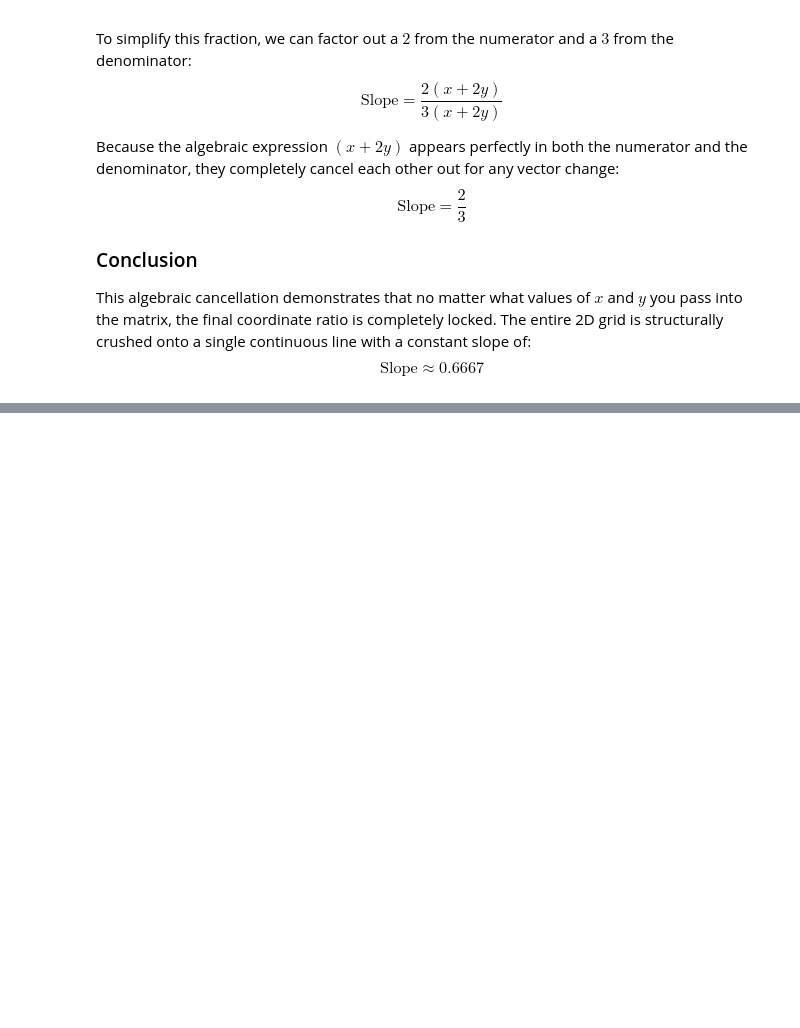
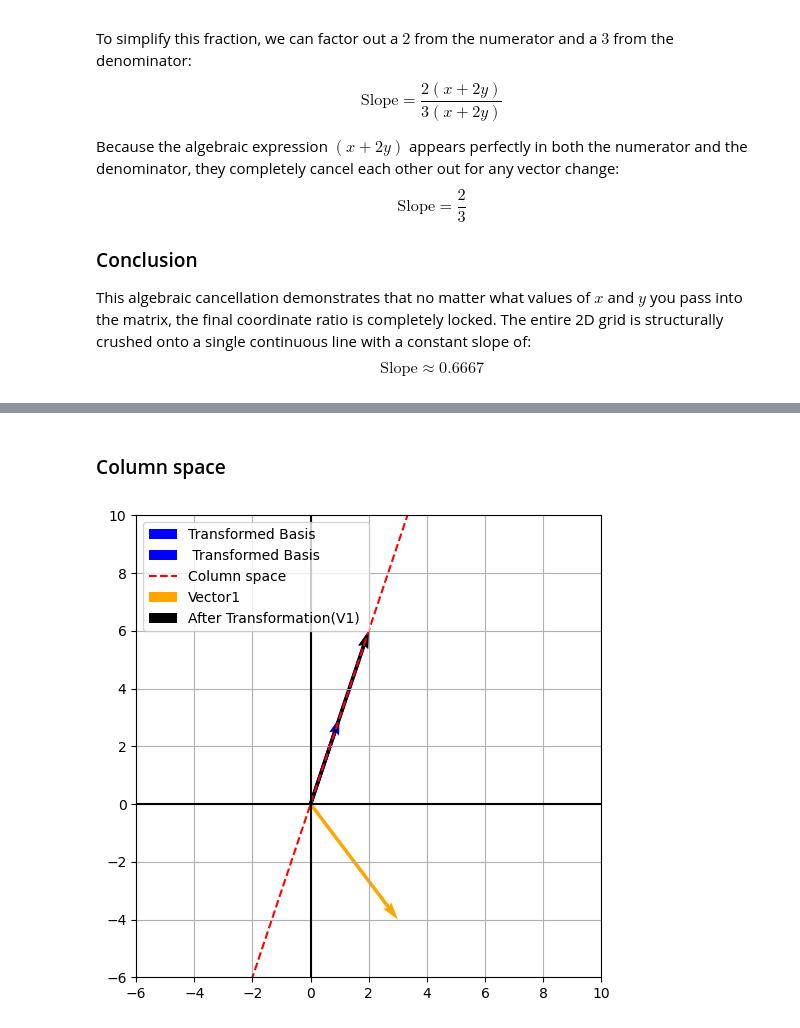
Before and after one commit to qamarr6092/math-with-python, a Jupyter notebook: Linear Algebra/linear_algebra.ipynb, the cells around one changed output, grey strips where cells are left out. Drawn from its saved outputs; the diff is of its cells as text; code cells hidden in the pictures; blank space fills up the shorter version.

Commit message:
Added matrix spaces

```diff
--- a/Linear Algebra/linear_algebra.ipynb
+++ b/Linear Algebra/linear_algebra.ipynb
@@ -1108,0 +1166,29 @@ $$\text{Slope} \approx 0.6667$$
+# %% [markdown]
+### Column space
+# %%
+A = np.array(
+    [
+        [ 2 , 1 ] ,
+        [ 6, 3 ]
+    ]
+)
+slope  = 3
+v = np.array( [ 3,-4])
+v2 = A @ v
+y = slope*np.arange(-6,11)
+
+plt.figure(figsize = (6,6))
+plt.quiver(0,0 , A[0,0], A[1,0] ,angles = 'xy',scale_units='xy' , scale= 1, color ='blue' ,label='Transformed Basis')
+plt.quiver(0,0 , A[0,1], A[1,1] ,angles = 'xy',scale_units='xy' , scale= 1, color ='blue' ,label=' Transformed Basis')
+plt.plot(range(-6,11) ,y , linewidth = 1.5 , color = 'red' , label = 'Column space', linestyle = 'dashed')
+plt.quiver(0,0 , v[0], v[1] ,angles = 'xy',scale_units='xy' , scale= 1, color ='orange' ,label='Vector1')
+plt.quiver(0,0 , v2[0], v2[1] ,angles = 'xy',scale_units='xy' , scale= 1, color ='black' ,label='After Transformation(V1) ')
+plt.xlim([-6,10])
+plt.ylim([-6,10])
+plt.axhline(0, color='black', linewidth=1.5)
+plt.axvline(0, color='black', linewidth=1.5)
+plt.legend(loc = 'upper left')
+plt.grid( True)
+plt.show()
+# %% [output]
+[figure, added]
```
Also changed, not shown: parts of 65 cells of this notebook.
